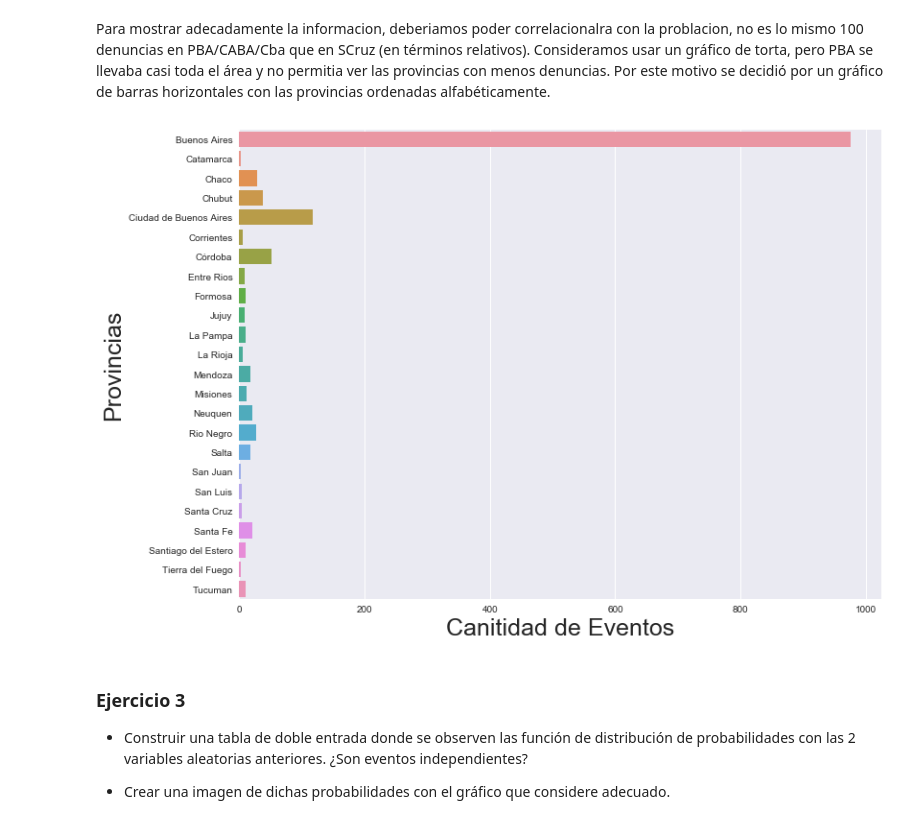
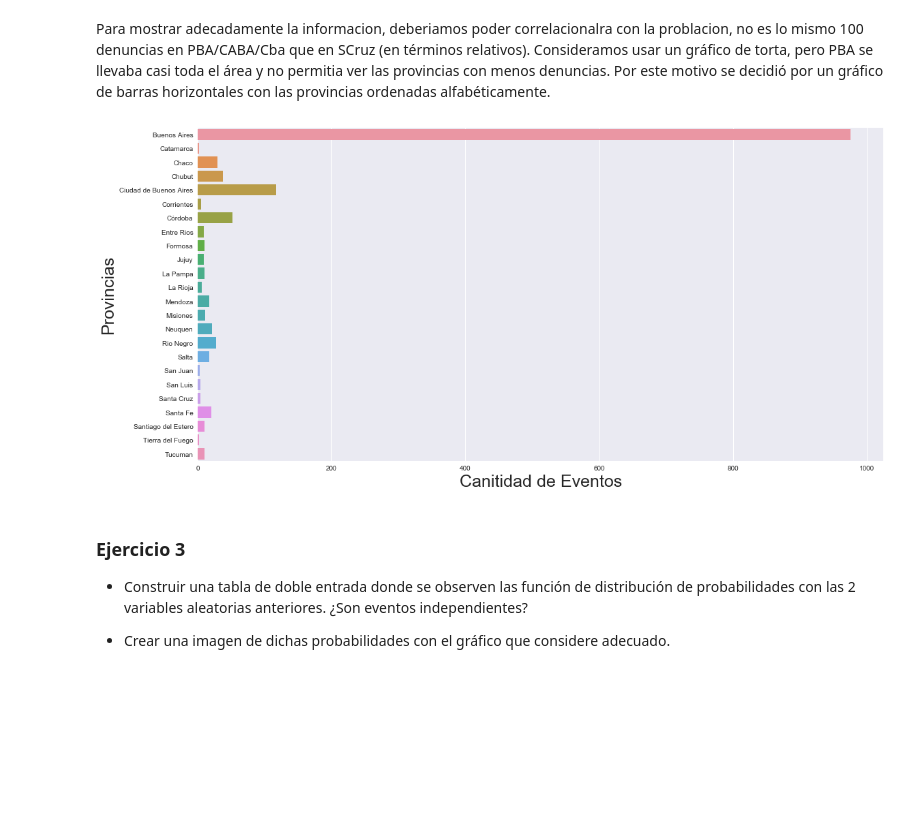
Before and after one commit to MarceloCena/AnalisisyVisualizacion, a Jupyter notebook: Tarea_integradora_parte1.ipynb, the cells around one changed output. Cells and saved outputs as stored; diff of their text form; code cells hidden in the pictures; blank space fills up the shorter version.

```diff
--- a/Tarea_integradora_parte1.ipynb
+++ b/Tarea_integradora_parte1.ipynb
@@ -15,8 +15,8 @@ import pandas as pd
 import numpy as np
 import seaborn as sb
 # %%
-seaborn.set_style('whitegrid')
-seaborn.set_context('talk')
+sb.set_style('whitegrid')
+sb.set_context('talk')
 # %% [markdown]
 ## Cargar el dataset en un dataframe de pandas
 
@@ -208,12 +208,12 @@ Para mostrar adecadamente la informacion, deberiamos poder correlacionalra con l
 Consideramos usar un gráfico de torta, pero PBA se llevaba casi toda el área y no permitia ver las provincias con menos denuncias. Por este motivo se decidió por un gráfico de barras horizontales con las provincias ordenadas alfabéticamente.
 # %%
 ax = sb.countplot(y="provincia",data=dataset.sort_values(by='provincia'))
-sb.set(rc={'figure.figsize':(18,9)}) #Ajusto el tamaño de la figura
+sb.set(rc={'figure.figsize':(28,9)}) #Ajusto el tamaño de la figura
 ax.set_xlabel("Canitidad de Eventos",fontsize=25)
 ax.set_ylabel("Provincias",fontsize=25)
 sb.despine()
 # %% [output]
-[figure, old version]
+[figure, new version]
 # %% [markdown]
 ### Ejercicio 3
 
```
Also changed, not shown: parts of 11 cells of this notebook.
